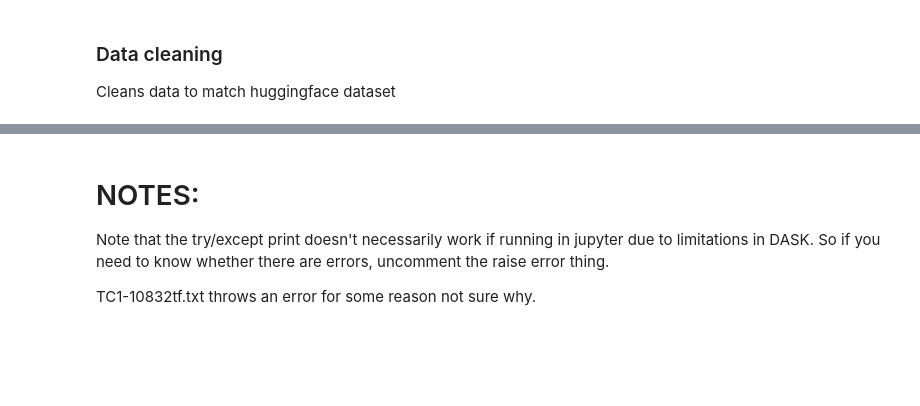
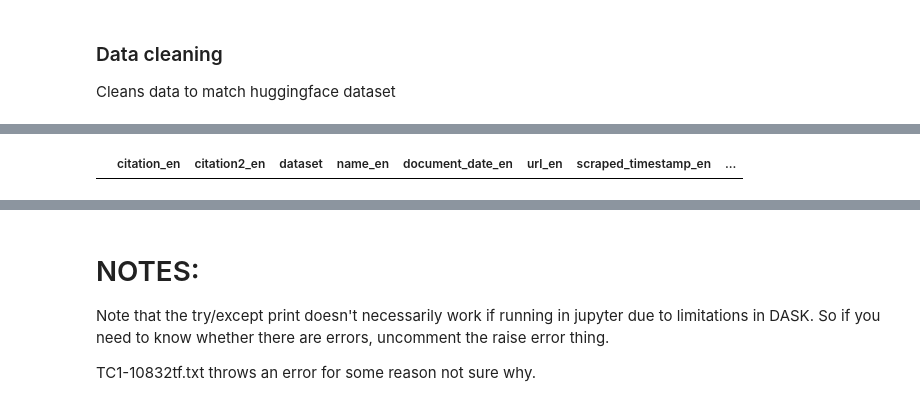
Before and after one commit to Refugee-Law-Lab/rad_bulk_data, a Jupyter notebook: a2aj_parse_rad_txt.ipynb, the cells around one changed output, grey strips where cells are left out. Saved outputs shown, nothing was run; the diff lists cells and outputs as text; code cells hidden in the pictures; blank space fills up the shorter version.

```diff
--- a/a2aj_parse_rad_txt.ipynb
+++ b/a2aj_parse_rad_txt.ipynb
@@ -654,2 +738,4 @@ print("Number of rows in df with different document_date_en and document_date_fr
 # %%
-df[df['document_date_en'] != df['document_date_fr']].tail(5)
+df[df['document_date_en'] != df['document_date_fr']]
+# %% [output]
+|  | citation_en | citation2_en | dataset | name_en | document_date_en | url_en | scraped_timestamp_en | ... |
```
Also changed, not shown: parts of 27 cells of this notebook.
